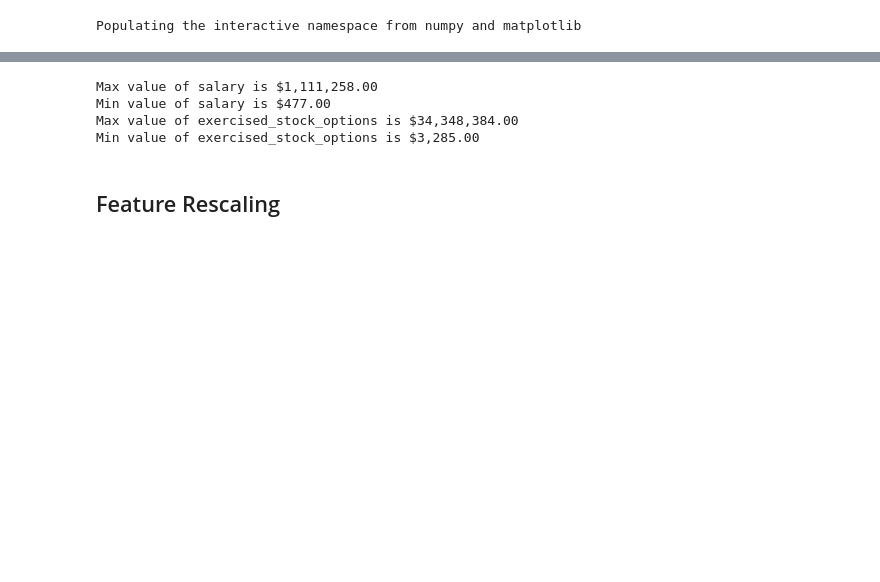
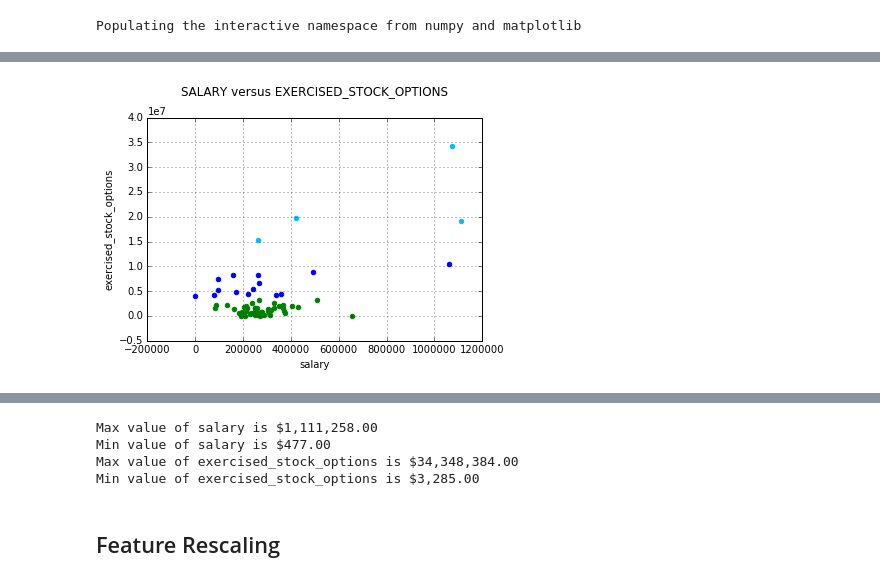
Before and after one commit to omoju/udacityUd120Lessons, a Jupyter notebook: Clustering.ipynb, the cells around one changed output, grey strips where cells are left out. Cells and saved outputs as stored; diff of their text form; code cells hidden in the pictures; blank space fills up the shorter version.

```diff
--- a/Clustering.ipynb
+++ b/Clustering.ipynb
@@ -133,0 +22,30 @@ plt.show()
+# %%
+### the input features we want to use
+### can be any key in the person-level dictionary (salary, director_fees, etc.)
+
+features_list = [poi, feature_1, feature_2] #
+data = featureFormat(data_dict, features_list, remove_any_zeroes=True)
+_, finance_features = targetFeatureSplit( data )
+
+### cluster here; create predictions of the cluster labels
+### for the data and store them to a list called pred
+
+from sklearn.cluster import KMeans
+km = KMeans(n_clusters=3, n_init=100, max_iter=500)
+km.fit(finance_features)
+pred = km.predict(finance_features)
+
+colors = ["g", "deepskyblue", "b", "m", "k"]
+
+for i, point in enumerate(finance_features):
+    x = point[0]
+    y = point[1]
+    plt.scatter(x, y, color = colors[pred[i]])
+
+plt.xlabel(features_list[1])
+plt.ylabel(features_list[2])
+plt.grid(True)
+plt.title(features_list[1].upper()+' versus '+features_list[2].upper(), y=1.08)
+plt.show()
+# %% [output]
+[figure, added]
```
Also changed, not shown: parts of 8 cells of this notebook, 1 other file.
